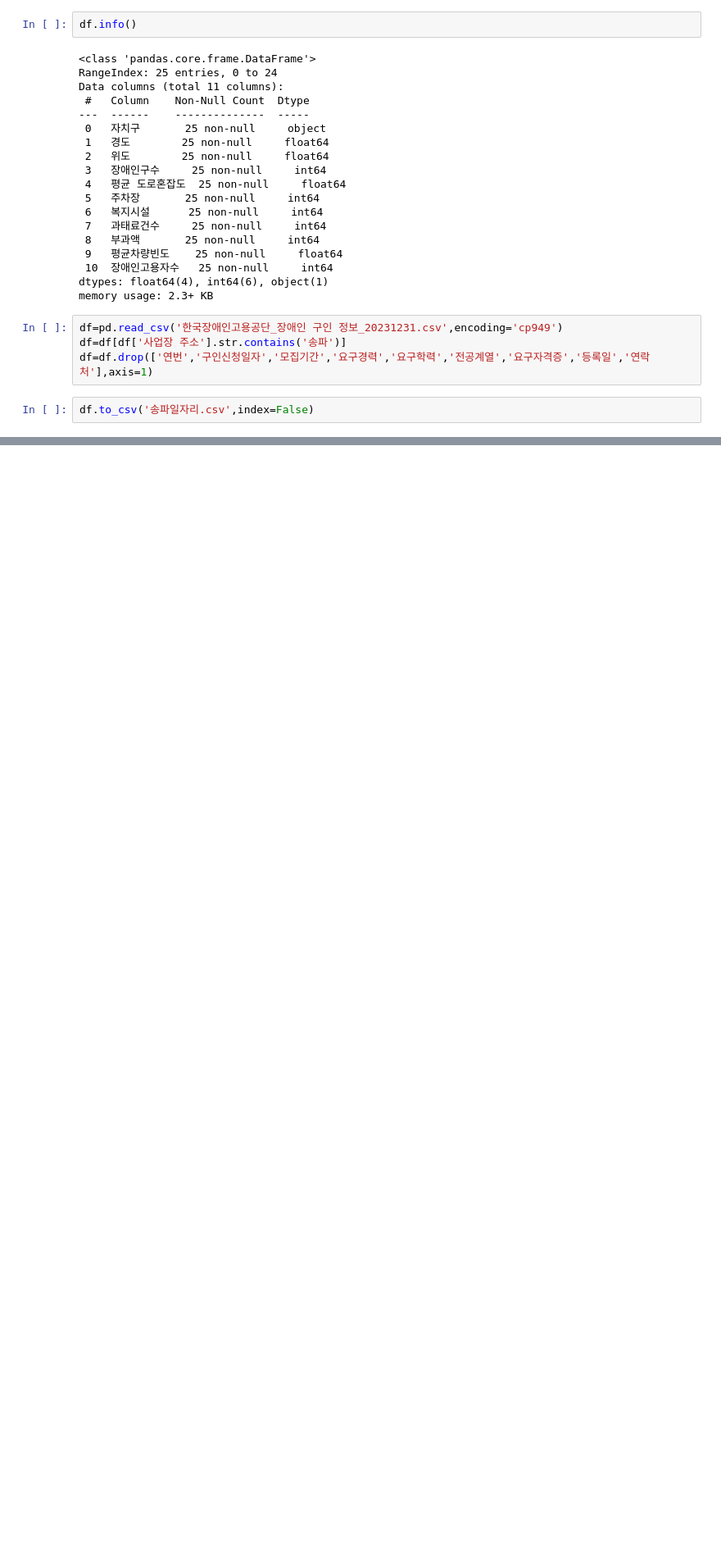
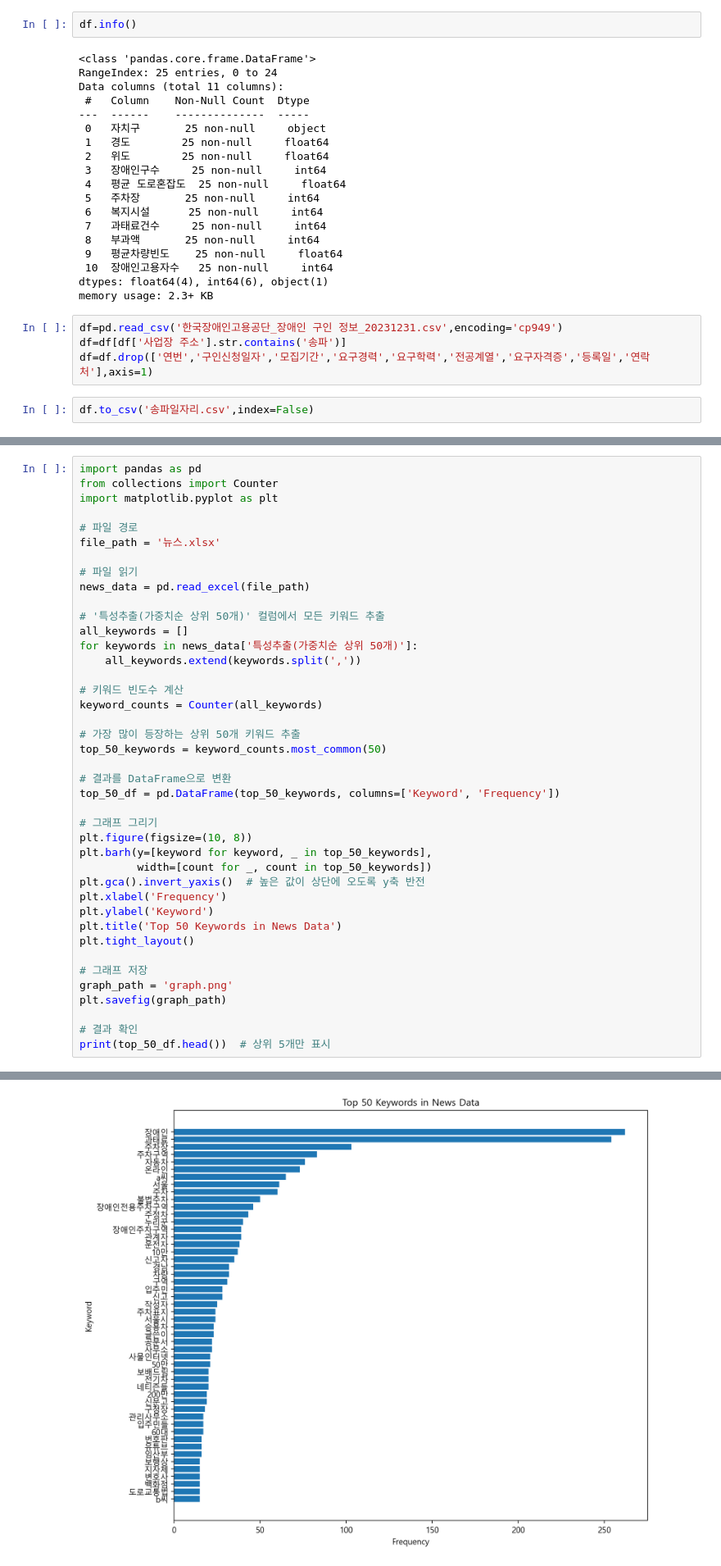
Before and after one commit to CJW5361/SESAC_AI_Open_Source, a Jupyter notebook: 공모전/see.ipynb, the cells around one changed output, grey strips where cells are left out. Shown at 82% size. Cells and saved outputs as stored; diff of their text form; blank space fills up the shorter version.

```diff
--- a/공모전/see.ipynb
+++ b/공모전/see.ipynb
@@ -802,0 +1205,42 @@ df.to_csv('송파일자리.csv',index=False)
+# %%
+import pandas as pd
+from collections import Counter
+import matplotlib.pyplot as plt
+
+# 파일 경로
+file_path = '뉴스.xlsx'
+
+# 파일 읽기
+news_data = pd.read_excel(file_path)
+
+# '특성추출(가중치순 상위 50개)' 컬럼에서 모든 키워드 추출
+all_keywords = []
+for keywords in news_data['특성추출(가중치순 상위 50개)']:
+    all_keywords.extend(keywords.split(','))
+
+# 키워드 빈도수 계산
+keyword_counts = Counter(all_keywords)
+
+# 가장 많이 등장하는 상위 50개 키워드 추출
+top_50_keywords = keyword_counts.most_common(50)
+
+# 결과를 DataFrame으로 변환
+top_50_df = pd.DataFrame(top_50_keywords, columns=['Keyword', 'Frequency'])
+
+# 그래프 그리기
+plt.figure(figsize=(10, 8))
+plt.barh(y=[keyword for keyword, _ in top_50_keywords],
+         width=[count for _, count in top_50_keywords])
+plt.gca().invert_yaxis()  # 높은 값이 상단에 오도록 y축 반전
+plt.xlabel('Frequency')
+plt.ylabel('Keyword')
+plt.title('Top 50 Keywords in News Data')
+plt.tight_layout()
+
+# 그래프 저장
+graph_path = 'graph.png'
+plt.savefig(graph_path)
+
+# 결과 확인
+print(top_50_df.head())  # 상위 5개만 표시
+# %% [output]
@@ -802,0 +1253 @@ df.to_csv('송파일자리.csv',index=False)
+[figure, added]
```
Also changed, not shown: parts of 25 cells of this notebook, 8 other files.
